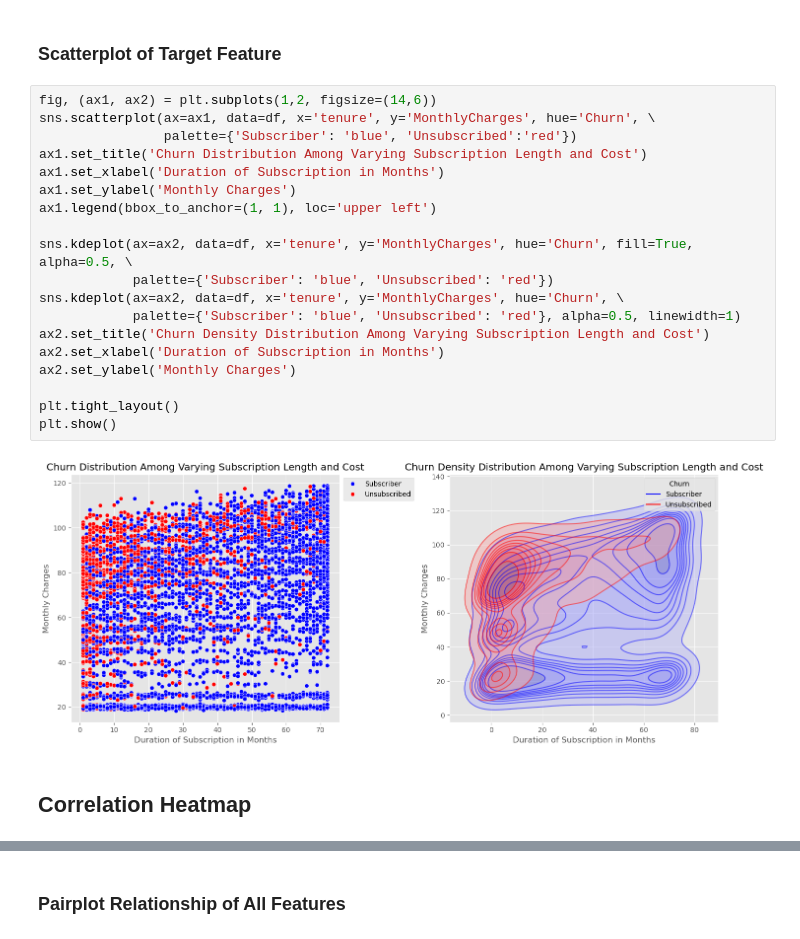
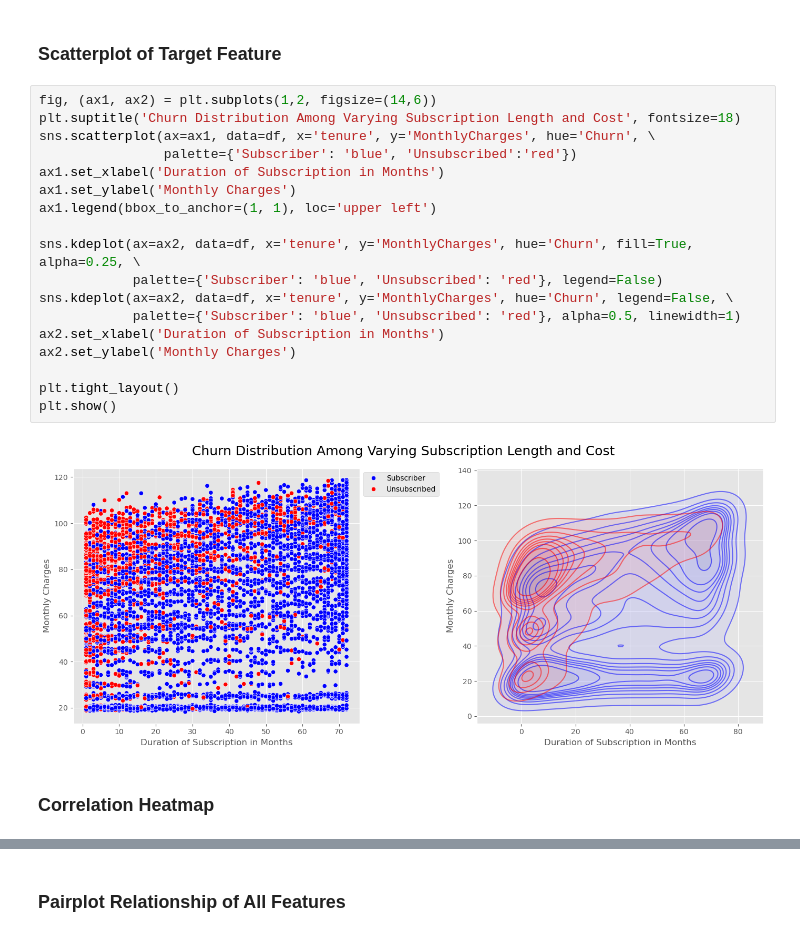
Before and after one commit to mrhussaink7/telco-churn-model, a Jupyter notebook: notebooks/exploratory_data_analysis.ipynb, the cells around one changed output, grey strips where cells are left out. Cells and saved outputs as stored; diff of their text form.

```diff
--- a/notebooks/exploratory_data_analysis.ipynb
+++ b/notebooks/exploratory_data_analysis.ipynb
@@ -90,26 +90,25 @@ FEATURE: PHONESERVICE
 ### Scatterplot of Target Feature
 # %%
 fig, (ax1, ax2) = plt.subplots(1,2, figsize=(14,6))
+plt.suptitle('Churn Distribution Among Varying Subscription Length and Cost', fontsize=18)
 sns.scatterplot(ax=ax1, data=df, x='tenure', y='MonthlyCharges', hue='Churn', \
                 palette={'Subscriber': 'blue', 'Unsubscribed':'red'})
-ax1.set_title('Churn Distribution Among Varying Subscription Length and Cost')
 ax1.set_xlabel('Duration of Subscription in Months')
 ax1.set_ylabel('Monthly Charges')
 ax1.legend(bbox_to_anchor=(1, 1), loc='upper left')
 
-sns.kdeplot(ax=ax2, data=df, x='tenure', y='MonthlyCharges', hue='Churn', fill=True, alpha=0.5, \
-            palette={'Subscriber': 'blue', 'Unsubscribed': 'red'})
-sns.kdeplot(ax=ax2, data=df, x='tenure', y='MonthlyCharges', hue='Churn', \
+sns.kdeplot(ax=ax2, data=df, x='tenure', y='MonthlyCharges', hue='Churn', fill=True, alpha=0.25, \
+            palette={'Subscriber': 'blue', 'Unsubscribed': 'red'}, legend=False)
+sns.kdeplot(ax=ax2, data=df, x='tenure', y='MonthlyCharges', hue='Churn', legend=False, \
             palette={'Subscriber': 'blue', 'Unsubscribed': 'red'}, alpha=0.5, linewidth=1)
-ax2.set_title('Churn Density Distribution Among Varying Subscription Length and Cost')
 ax2.set_xlabel('Duration of Subscription in Months')
 ax2.set_ylabel('Monthly Charges')
 
 plt.tight_layout()
 plt.show()
 # %% [output]
-[figure, old version]
+[figure, new version]
 # %% [markdown]
-## Correlation Heatmap
+### Correlation Heatmap
 # %%
 df_ordinal = df[['Churn','tenure','MonthlyCharges','TotalCharges']]
```
Also changed, not shown: parts of 7 cells of this notebook.
